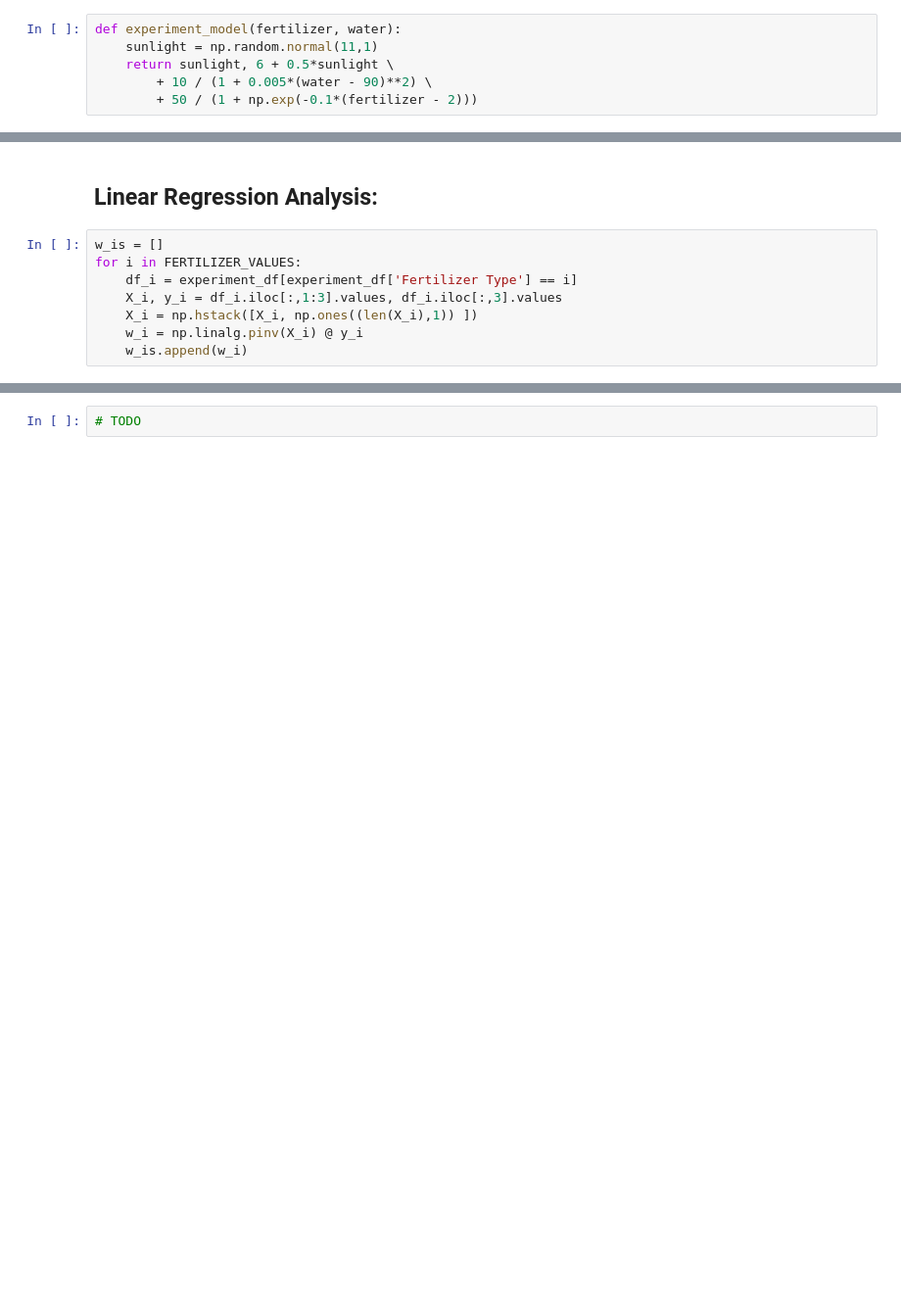
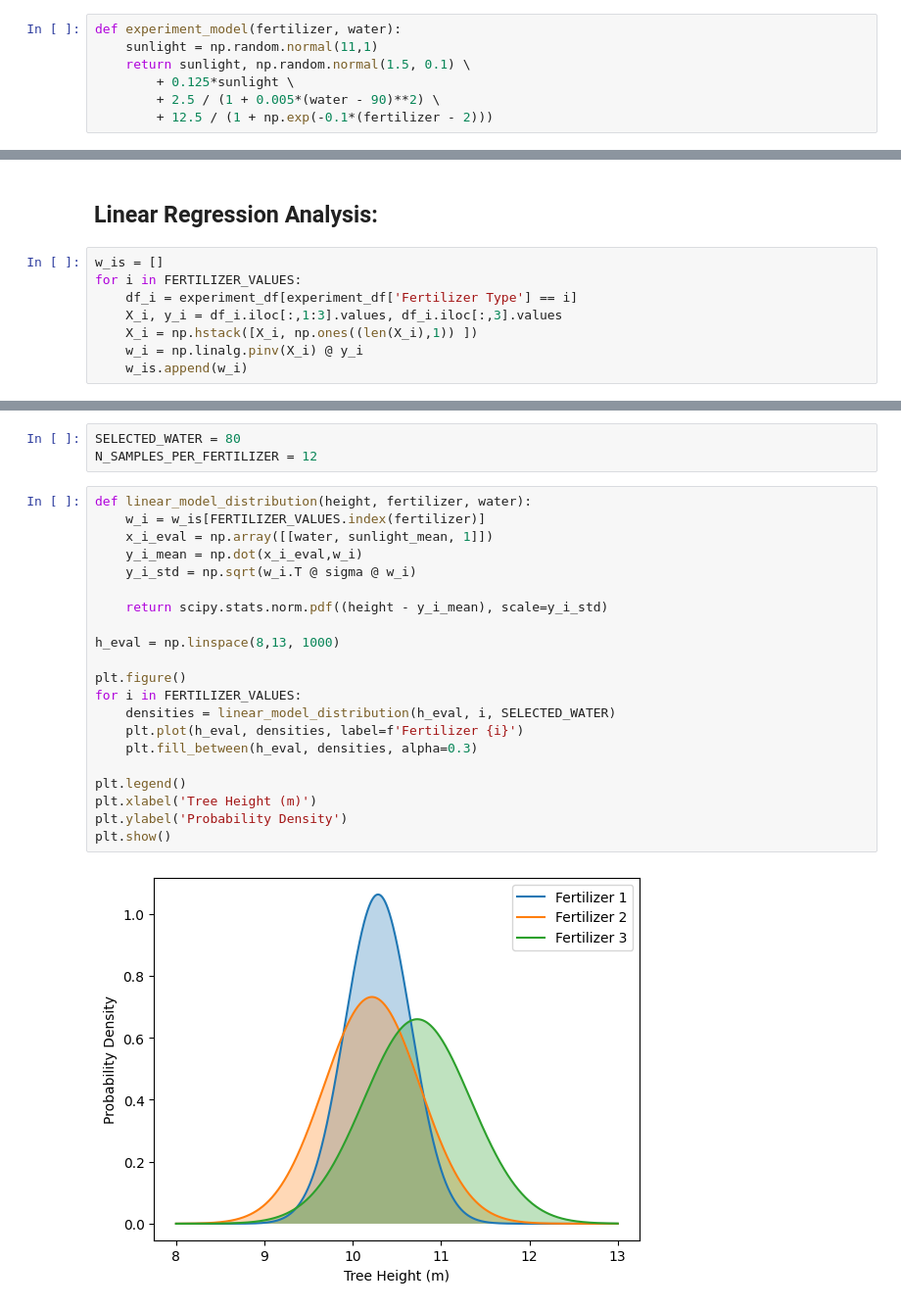
Before and after one commit to cburdine/doe-examples, a Jupyter notebook: DOE Examples.ipynb, the cells around one changed output, grey strips where cells are left out. Shown at 98% size. Cells and saved outputs as stored; diff of their text form; blank space fills up the shorter version.

```diff
--- a/DOE Examples.ipynb
+++ b/DOE Examples.ipynb
@@ -10,9 +15,10 @@ WATER_VALUES = [40,60,80]
 # %%
 def experiment_model(fertilizer, water):
     sunlight = np.random.normal(11,1)
-    return sunlight, 6 + 0.5*sunlight \
-        + 10 / (1 + 0.005*(water - 90)**2) \
-        + 50 / (1 + np.exp(-0.1*(fertilizer - 2)))
+    return sunlight, np.random.normal(1.5, 0.1) \
+        + 0.125*sunlight \
+        + 2.5 / (1 + 0.005*(water - 90)**2) \
+        + 12.5 / (1 + np.exp(-0.1*(fertilizer - 2)))
 # %% [markdown]
 ## Generate Data
 # %%
@@ -131,2 +181,26 @@ plt.show()
+# %%
+SELECTED_WATER = 80
+N_SAMPLES_PER_FERTILIZER = 12
 # %%
-# TODO
+def linear_model_distribution(height, fertilizer, water):
+    w_i = w_is[FERTILIZER_VALUES.index(fertilizer)]
+    x_i_eval = np.array([[water, sunlight_mean, 1]])
+    y_i_mean = np.dot(x_i_eval,w_i)
+    y_i_std = np.sqrt(w_i.T @ sigma @ w_i)
+
+    return scipy.stats.norm.pdf((height - y_i_mean), scale=y_i_std)
+
+h_eval = np.linspace(8,13, 1000)
+
+plt.figure()
+for i in FERTILIZER_VALUES:
+    densities = linear_model_distribution(h_eval, i, SELECTED_WATER)
+    plt.plot(h_eval, densities, label=f'Fertilizer {i}')
+    plt.fill_between(h_eval, densities, alpha=0.3)
+
+plt.legend()
+plt.xlabel('Tree Height (m)')
+plt.ylabel('Probability Density')
+plt.show()
+# %% [output]
+[figure, added]
```
Also changed, not shown: parts of 14 cells of this notebook, 1 other file.
